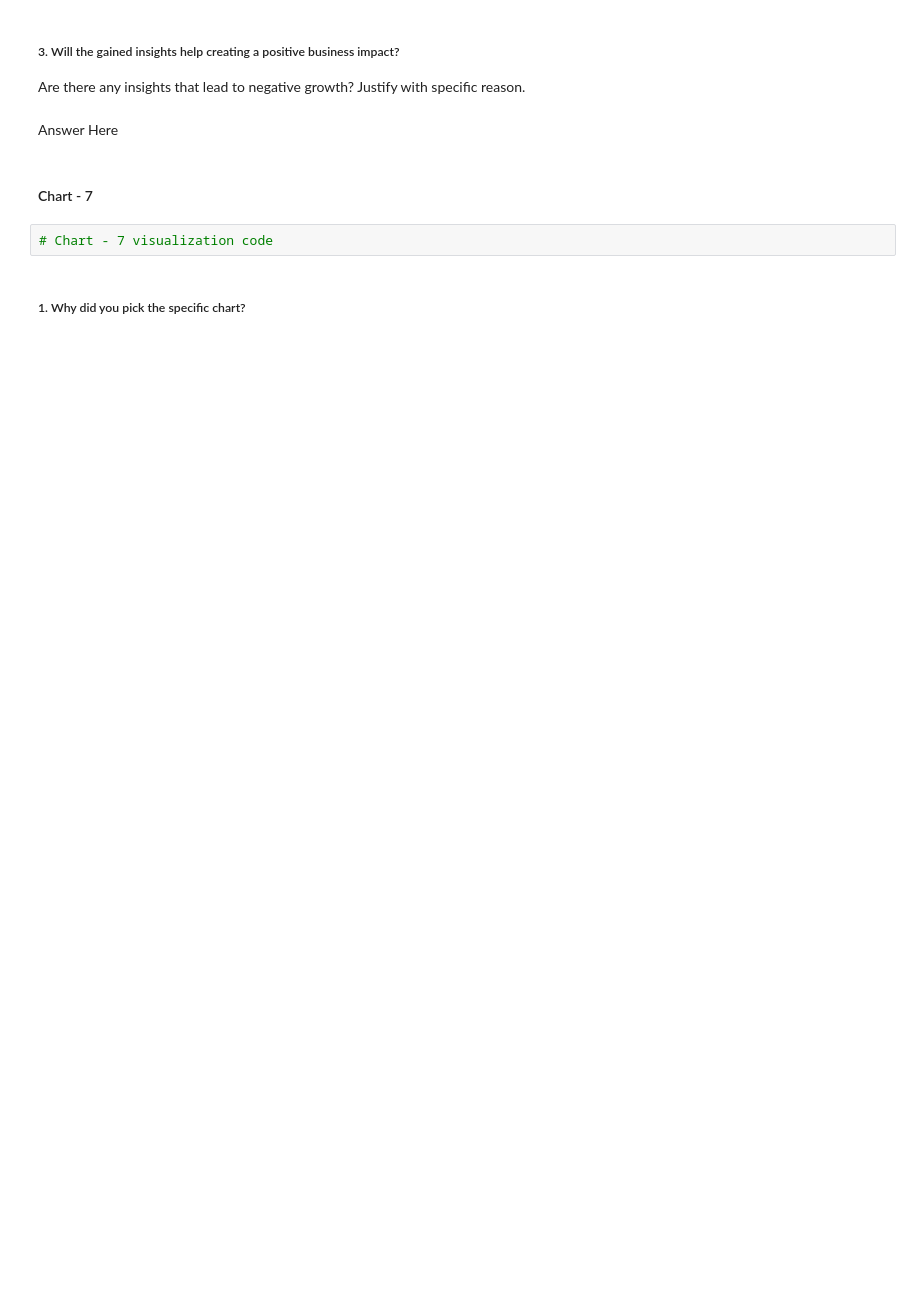
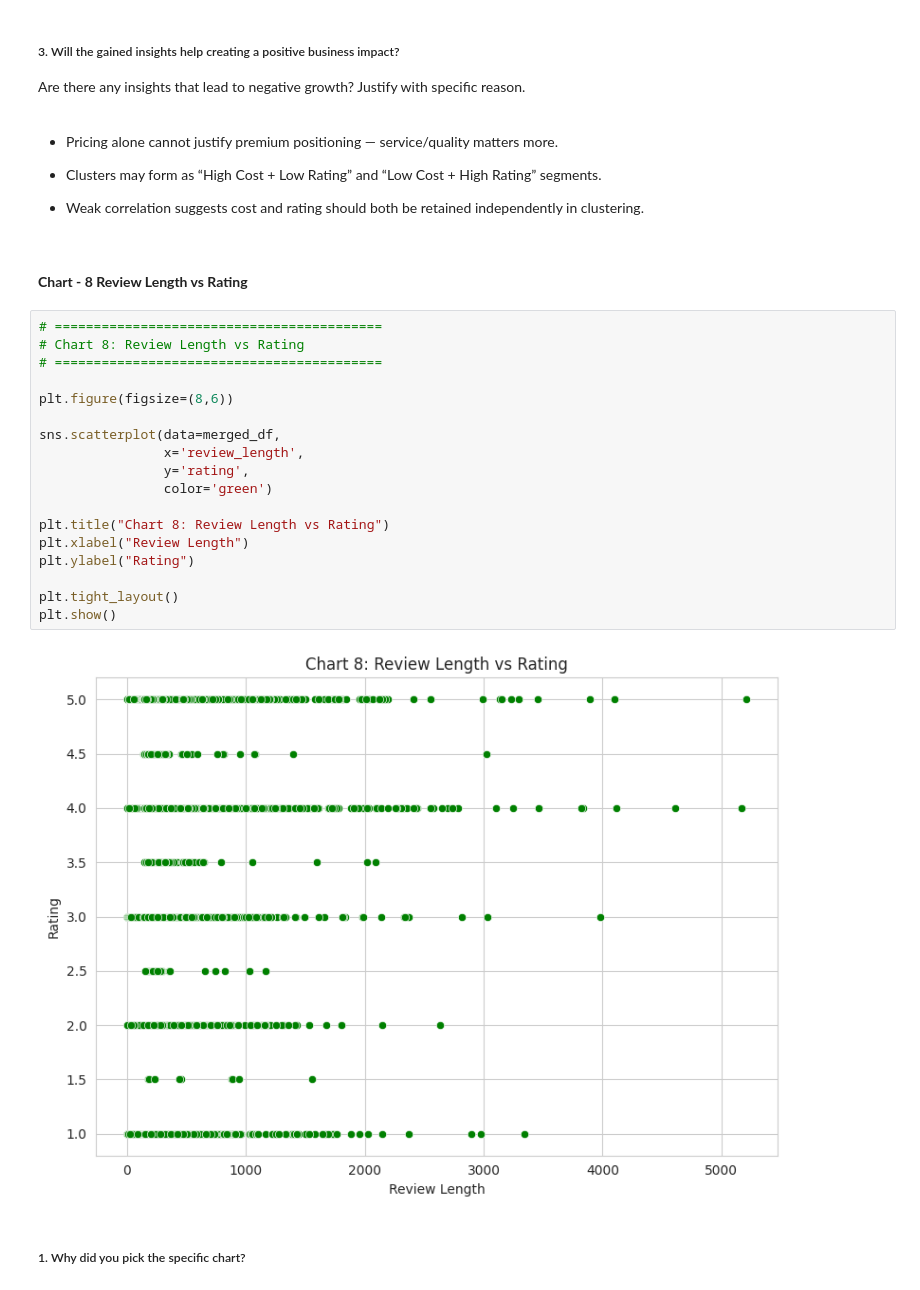
Before and after one commit to Sagarjain93/Machine-Learning-Portfolio, a Jupyter notebook: 03_ML_Practice/Zomato_Restaurant_Clustering/notebook/02_EDA.ipynb, the cells around one changed output. Saved outputs shown, nothing was run; the diff lists cells and outputs as text; blank space fills up the shorter version.

```diff
--- a/03_ML_Practice/Zomato_Restaurant_Clustering/notebook/02_EDA.ipynb
+++ b/03_ML_Practice/Zomato_Restaurant_Clustering/notebook/02_EDA.ipynb
@@ -1324,11 +1408,33 @@ Answer Here
 # %% [markdown]
 ##### 3. Will the gained insights help creating a positive business impact?
 Are there any insights that lead to negative growth? Justify with specific reason.
-# %% [markdown]
-Answer Here
-# %% [markdown]
-#### Chart - 7
-# %%
-# Chart - 7 visualization code
+# %% [markdown]
+*  Pricing alone cannot justify premium positioning — service/quality matters more.
+
+*  Clusters may form as “High Cost + Low Rating” and “Low Cost + High Rating” segments.
+
+*  Weak correlation suggests cost and rating should both be retained independently in clustering.
+# %% [markdown]
+#### **Chart - 8 Review Length vs Rating**
+# %%
+# ==========================================
+# Chart 8: Review Length vs Rating
+# ==========================================
+
+plt.figure(figsize=(8,6))
+
+sns.scatterplot(data=merged_df,
+                x='review_length',
+                y='rating',
+                color='green')
+
+plt.title("Chart 8: Review Length vs Rating")
+plt.xlabel("Review Length")
+plt.ylabel("Rating")
+
+plt.tight_layout()
+plt.show()
+# %% [output]
+[figure, added]
 # %% [markdown]
 ##### 1. Why did you pick the specific chart?
```
Also changed, not shown: parts of 74 cells of this notebook.
